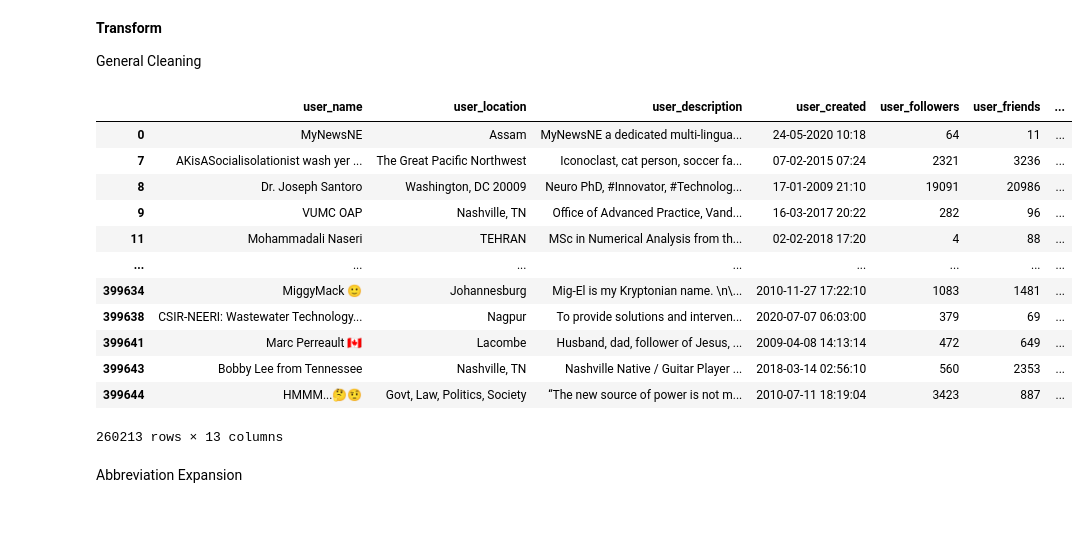
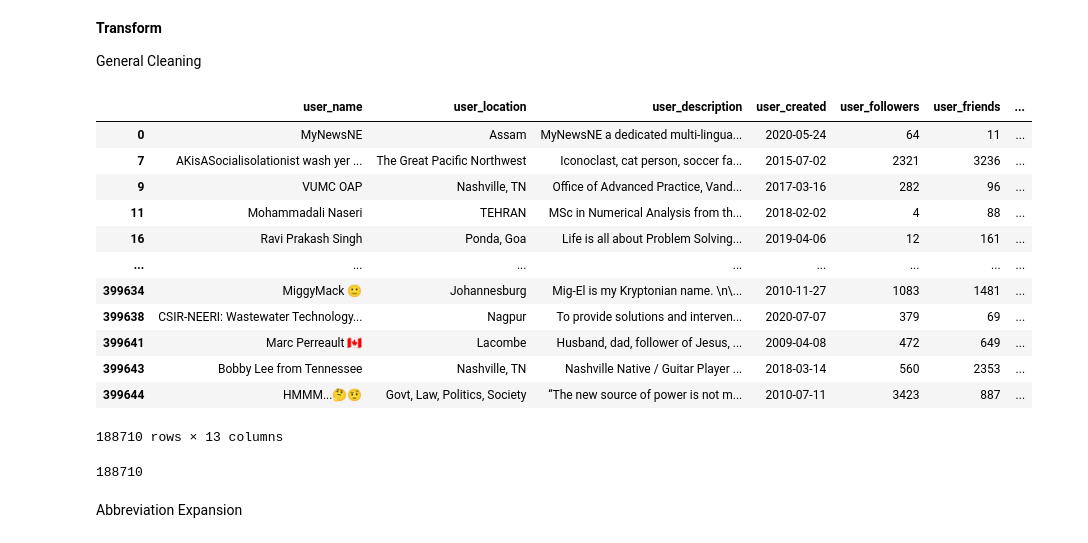
Before and after one commit to JaimieMarch/covid-twitter-sentiment, a Jupyter notebook: src/data_processing/etl.ipynb, the cells around one changed output. Cells and saved outputs as stored; diff of their text form; code cells hidden in the pictures.

Commit message:
Removed duplicates and crap data from twitter V2 migration

```diff
--- a/src/data_processing/etl.ipynb
+++ b/src/data_processing/etl.ipynb
@@ -17,7 +24,4 @@ from database import database_manager as dbm
 # %%
-# read in raw data
-# file_path = "../../data/raw/covidTwitterData.zip"
-# df = pd.read_csv(file_path, compression='zip')
 
 '''
 Query Usage:
@@ -27,12 +31,15 @@ table = "processed_twitter_data"
 Refer to alembic migration versions for the full schema
 '''
 
-table = "processed_twitter_data"
+table = "raw_twitter_data"
 query = f"""
-    SELECT * FROM "{table}"
+    SELECT *
+    FROM "{table}"
 """
 df = dbm.query_db(query)
 display(df)
+
+df[['text', 'date']].to_csv("output.txt", index=False, header=False)
 # %% [output]
 |  | user_name | user_location | user_description | user_created | user_followers | user_friends | ... |
 | 0 | MyNewsNE | Assam | MyNewsNE a dedicated multi-lingua... | 24-05-2020 10:18 | 64.0 | 11.0 | ... |
@@ -54,35 +61,48 @@ General Cleaning
 # %%
 def unescape_html(text):
     return html.unescape(text)
 
 df_clean = df.dropna().copy() # drop all rows containing null
+
+df_clean = df_clean[~df_clean['text'].str.contains(r'\… https://t\.co/\S+', regex=True)] # remove tweets with this pattern from twitter V2 migration
+
 df_clean.loc[:, 'text'] = (
     df_clean['text']
     .str.replace(r'http\S+|www.\S+', '', regex=True) # remove links
     .str.replace(r'[\n\t]', ' ', regex=True) # remove \t\n
     .apply(unescape_html) # escape html formatting
+    .apply(emoji.demojize) # replace emojis with their symbolic name
     .str.replace(r'[^\w\s.,!?;:\-()\'"/]', '', regex=True) # remove non-alphanumeric characters
 )
 
-# convert columns to integers
+df_clean = df_clean.drop_duplicates(subset='text') # remove duplicates after cleaning/unifying format
+
+
+# convert columns to appropriate data types
 df_clean['user_friends'] = pd.to_numeric(df_clean['user_friends']).replace({False: 0, True: 1}).astype(int)
 df_clean['user_followers'] = pd.to_numeric(df_clean['user_followers']).astype(int)
 df_clean['user_favourites'] = pd.to_numeric(df_clean['user_favourites']).astype(int)
+df_clean['date'] = pd.to_datetime(df_clean['date']).dt.date
+df_clean['user_created'] = pd.to_datetime(df_clean['user_created']).dt.date
 display(df_clean)
+
+print(len(df_clean))
+df_clean[['text', 'date']].to_csv("output_clean.txt", index=False, header=False)
 # %% [output]
 |  | user_name | user_location | user_description | user_created | user_followers | user_friends | ... |
-| 0 | MyNewsNE | Assam | MyNewsNE a dedicated multi-lingua... | 24-05-2020 10:18 | 64 | 11 | ... |
-| 7 | AKisASocialisolationist wash yer ... | The Great Pacific Northwest | Iconoclast, cat person, soccer fa... | 07-02-2015 07:24 | 2321 | 3236 | ... |
-| 8 | Dr. Joseph Santoro | Washington, DC 20009 | Neuro PhD, #Innovator, #Technolog... | 17-01-2009 21:10 | 19091 | 20986 | ... |
-| 9 | VUMC OAP | Nashville, TN | Office of Advanced Practice, Vand... | 16-03-2017 20:22 | 282 | 96 | ... |
-| 11 | Mohammadali Naseri | TEHRAN | MSc in Numerical Analysis from th... | 02-02-2018 17:20 | 4 | 88 | ... |
+| 0 | MyNewsNE | Assam | MyNewsNE a dedicated multi-lingua... | 2020-05-24 | 64 | 11 | ... |
+| 7 | AKisASocialisolationist wash yer ... | The Great Pacific Northwest | Iconoclast, cat person, soccer fa... | 2015-07-02 | 2321 | 3236 | ... |
+| 9 | VUMC OAP | Nashville, TN | Office of Advanced Practice, Vand... | 2017-03-16 | 282 | 96 | ... |
+| 11 | Mohammadali Naseri | TEHRAN | MSc in Numerical Analysis from th... | 2018-02-02 | 4 | 88 | ... |
+| 16 | Ravi Prakash Singh | Ponda, Goa | Life is all about Problem Solving... | 2019-04-06 | 12 | 161 | ... |
 | ... | ... | ... | ... | ... | ... | ... | ... |
-| 399634 | MiggyMack 🙂 | Johannesburg | Mig-El is my Kryptonian name. \n\... | 2010-11-27 17:22:10 | 1083 | 1481 | ... |
-| 399638 | CSIR-NEERI: Wastewater Technology... | Nagpur | To provide solutions and interven... | 2020-07-07 06:03:00 | 379 | 69 | ... |
-| 399641 | Marc Perreault 🇨🇦 | Lacombe | Husband, dad, follower of Jesus, ... | 2009-04-08 14:13:14 | 472 | 649 | ... |
-| 399643 | Bobby Lee from Tennessee | Nashville, TN | Nashville Native / Guitar Player ... | 2018-03-14 02:56:10 | 560 | 2353 | ... |
-| 399644 | HMMM...🤔🤨 | Govt, Law, Politics, Society | “The new source of power is not m... | 2010-07-11 18:19:04 | 3423 | 887 | ... |
+| 399634 | MiggyMack 🙂 | Johannesburg | Mig-El is my Kryptonian name. \n\... | 2010-11-27 | 1083 | 1481 | ... |
+| 399638 | CSIR-NEERI: Wastewater Technology... | Nagpur | To provide solutions and interven... | 2020-07-07 | 379 | 69 | ... |
+| 399641 | Marc Perreault 🇨🇦 | Lacombe | Husband, dad, follower of Jesus, ... | 2009-04-08 | 472 | 649 | ... |
+| 399643 | Bobby Lee from Tennessee | Nashville, TN | Nashville Native / Guitar Player ... | 2018-03-14 | 560 | 2353 | ... |
+| 399644 | HMMM...🤔🤨 | Govt, Law, Politics, Society | “The new source of power is not m... | 2010-07-11 | 3423 | 887 | ... |
-260213 rows × 13 columns
+188710 rows × 13 columns
+188710
 # %% [markdown]
 Abbreviation Expansion
 # %%
```
Also changed, not shown: parts of 4 cells of this notebook, 3 other files.
